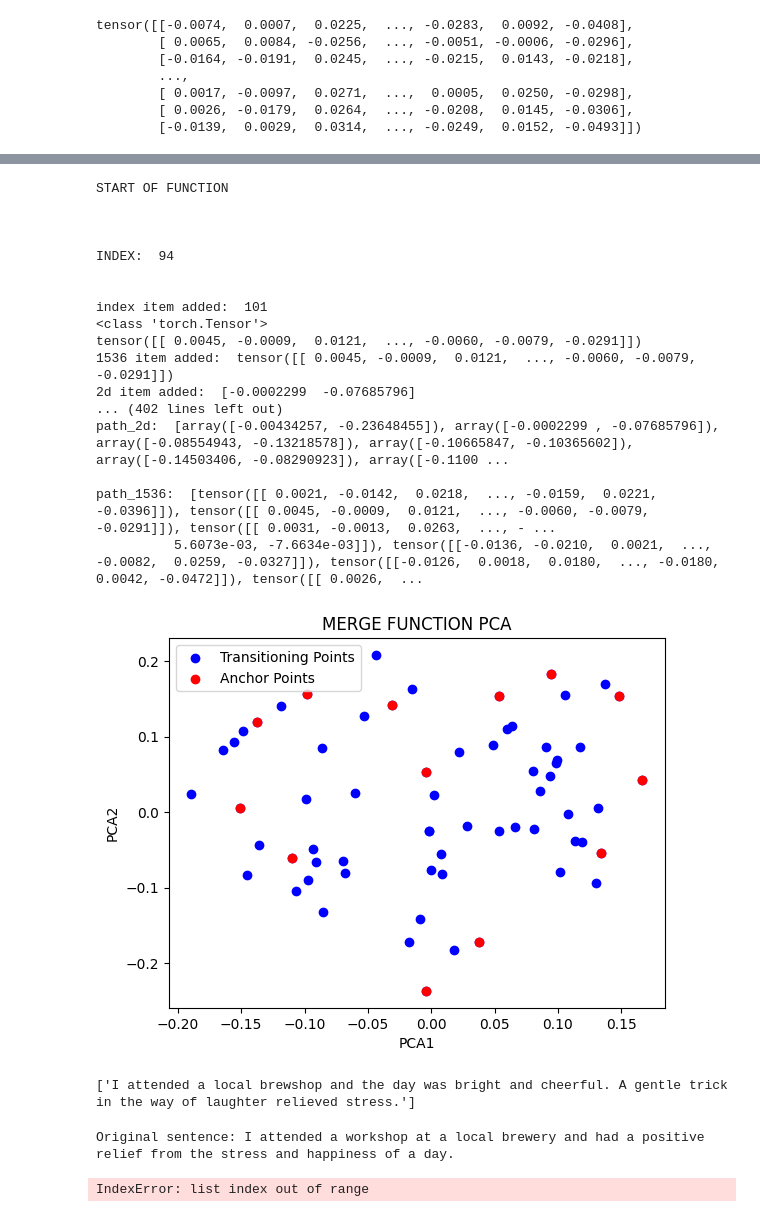
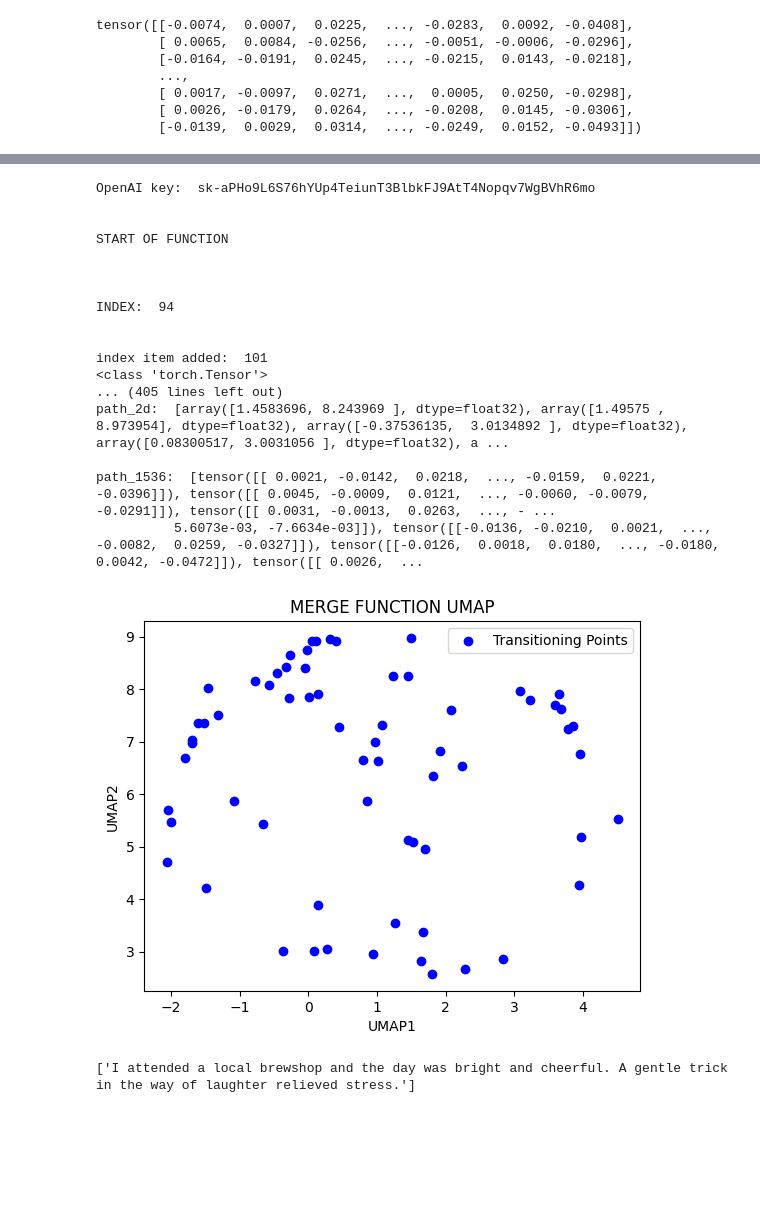
Before and after one commit to brody2002/SKYWRITE, a Jupyter notebook: SkyWrite/Source/GetOutputGraphMERGE.ipynb, the cells around one changed output, grey strips where cells are left out. Cells and saved outputs as stored; diff of their text form; code cells hidden in the pictures; blank space fills up the shorter version.

```diff
--- a/SkyWrite/Source/GetOutputGraphMERGE.ipynb
+++ b/SkyWrite/Source/GetOutputGraphMERGE.ipynb
@@ -212,8 +175,11 @@ corrector = vec2text.load_pretrained_corrector("text-embedding-ada-002")
 # %%
 import os
-os.environ["OPENAI_API_KEY"] = "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"
+import copy
 
 
+os.environ["OPENAI_API_KEY"] = key
+
+print("OpenAI key: ",key)
 tensor_vectors = tensor_list_vectors #all the 1536 size embeddings
 # anchor points of the heart
 anchor_points = [94,91,86, 34, 53, 44, 37, 76, 84, 99 ,33, 10, 89]
@@ -227,11 +193,21 @@ cur_pca = cur_pca
 def distance_2d(source, target):
     return math.sqrt((target[0] - source[0])**2 + (target[1] - source[1])**2)
 
-def Input_Embedding(embedding, input_pca: PCA, tensorlist) -> torch.tensor:
+def Input_Embedding_PCA(embedding, input_pca: PCA, tensorlist) -> torch.tensor:
 
     #concat the tensors first and then run pca transform on it:
     concatenated_list = torch.cat((tensorlist, embedding), dim=0)
     list2d = input_pca.transform(concatenated_list) # -> 2d embedding list
+    #grabs lastly added tensor vector from the ouput
+    newly_2d = list2d[-1] # -> torch.tensor
+
+    return list2d, newly_2d, concatenated_list # ->tensorflow list
+
+def Input_Embedding_UMAP(embedding, input_umap: umap, tensorlist) -> torch.tensor:
+
+    #concat the tensors first and then run pca transform on it:
+    concatenated_list = torch.cat((tensorlist, embedding), dim=0)
+    list2d = input_umap.transform(concatenated_list) # -> 2d embedding list
     #grabs lastly added tensor vector from the ouput
     newly_2d = list2d[-1] # -> torch.tensor
 
@@ -284,13 +260,14 @@ def get_path(
     gen_kwargs["max_length"] = 128
 
     distance = np.inf
-    similarity = 0
+    # similarity = 0
     pathIndex = []
     path2d = []
     path1536 = []
-    euclidian_distance2d = []
-    consine_similarity_list = []
+    # euclidian_distance2d = []
+    # consine_similarity_list = []
     og = []
+
     print("\n\nSTART OF FUNCTION\n\n\n")
     for index in range(0, len(anchor_list)):
         pathIndex.append(anchor_list[index])
@@ -333,7 +310,9 @@ def get_path(
 
 
             #append 2d item to path
-            embeddings2d, new_2d, tensor_vectors = Input_Embedding(embedding, cur_pca, tensor_vectors)
+            # embeddings2d, new_2d, tensor_vectors = Input_Embedding_PCA(embedding, cur_pca, tensor_vectors)
+            embeddings2d, new_2d, tensor_vectors = Input_Embedding_UMAP(embedding, cur_umap, tensor_vectors)
+
             path2d.append(new_2d)
             print("2d item added: ", new_2d, "\n\n")
 
@@ -352,6 +331,9 @@ print("indexpath: ", pathIndex,"\n")
 print("path_2d: ", path2d,"\n")
 print("path_1536: ", path1536,"\n")
 # %% [output]
+OpenAI key:  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
+
+
 START OF FUNCTION
 
 
@@ -361,11 +343,8 @@ INDEX:  94
 
 index item added:  101
 <class 'torch.Tensor'>
-tensor([[ 0.0045, -0.0009,  0.0121,  ..., -0.0060, -0.0079, -0.0291]])
-1536 item added:  tensor([[ 0.0045, -0.0009,  0.0121,  ..., -0.0060, -0.0079, -0.0291]])
-2d item added:  [-0.0002299  -0.07685796]
-... (402 lines left out)
-path_2d:  [array([-0.00434257, -0.23648455]), array([-0.0002299 , -0.07685796]), array([-0.08554943, -0.13218578]), array([-0.10665847, -0.10365602]), array([-0.14503406, -0.08290923]), array([-0.1100 ...
+... (405 lines left out)
+path_2d:  [array([1.4583696, 8.243969 ], dtype=float32), array([1.49575 , 8.973954], dtype=float32), array([-0.37536135,  3.0134892 ], dtype=float32), array([0.08300517, 3.0031056 ], dtype=float32), a ...
 
 path_1536:  [tensor([[ 0.0021, -0.0142,  0.0218,  ..., -0.0159,  0.0221, -0.0396]]), tensor([[ 0.0045, -0.0009,  0.0121,  ..., -0.0060, -0.0079, -0.0291]]), tensor([[ 0.0031, -0.0013,  0.0263,  ..., - ...
           5.6073e-03, -7.6634e-03]]), tensor([[-0.0136, -0.0210,  0.0021,  ..., -0.0082,  0.0259, -0.0327]]), tensor([[-0.0126,  0.0018,  0.0180,  ..., -0.0180,  0.0042, -0.0472]]), tensor([[ 0.0026,  ...
@@ -410,36 +392,37 @@ with open(jsonl_file_path, 'w', encoding='utf-8') as file:
 # %%
 
 
 import matplotlib.pyplot as plt
 
 # Original list of 2D coordinates
 
 
 # New list of 2D coordinates to add
 
 
 # Unzip the original list of coordinates into two lists, x and y
 x, y = zip(*path2d)
 
 # Unzip the new list of coordinates into two lists, new_x and new_y
-new_x, new_y = zip(*og)
+# new_x, new_y = zip(*og)
 
 # Create the scatter plot for the original coordinates
 plt.scatter(x, y, color='blue', label='Transitioning Points')
 
 # Add the new list of coordinates to the same plot in a different color
-plt.scatter(new_x, new_y, color='red', label='Anchor Points')
+# plt.scatter(new_x, new_y, color='red', label='Anchor Points')
+
 
 # Optionally, add titles, labels, and a legend
-plt.title('MERGE FUNCTION PCA')
-plt.xlabel('PCA1')
-plt.ylabel('PCA2')
+plt.title('MERGE FUNCTION UMAP')
+plt.xlabel('UMAP1')
+plt.ylabel('UMAP2')
 plt.legend()
 
 # Display the plot
 plt.show()
 # %% [output]
-[figure, old version]
+[figure, new version]
 # %%
 # import pandas as pd
 
@@ -461,18 +444,3 @@ output_strings= vec2text.invert_embeddings(
 print(output_strings)
 # %% [output]
 ['I attended a local brewshop and the day was bright and cheerful. A gentle trick in the way of laughter relieved stress.']
-# %%
-# print(sentences_emb)
-# print(output_strings,"\n\n\n\n")
-print("Original sentence: I attended a workshop at a local brewery and had a positive relief from the stress and happiness of a day.\n\n\n")
-
-
-
-cosine_similarity_list = []
-test_embeddings = output_strings[1]
-for item in range(0,20):
-    print("COSINE SIMULARITY: ",cosine_similarity(sentences_emb[item][0], tensor_vectors[1 - 1: 1, :][0]), "            SENTENCE: ",output_strings[item] )
-    cosine_similarity_list.append(cosine_similarity(sentences_emb[item][0], tensor_vectors[1 - 1: 1, :][0]))
-# %% [output]
-Original sentence: I attended a workshop at a local brewery and had a positive relief from the stress and happiness of a day.
-IndexError: list index out of range
```
Also changed, not shown: parts of 12 cells of this notebook, 18 other files.
